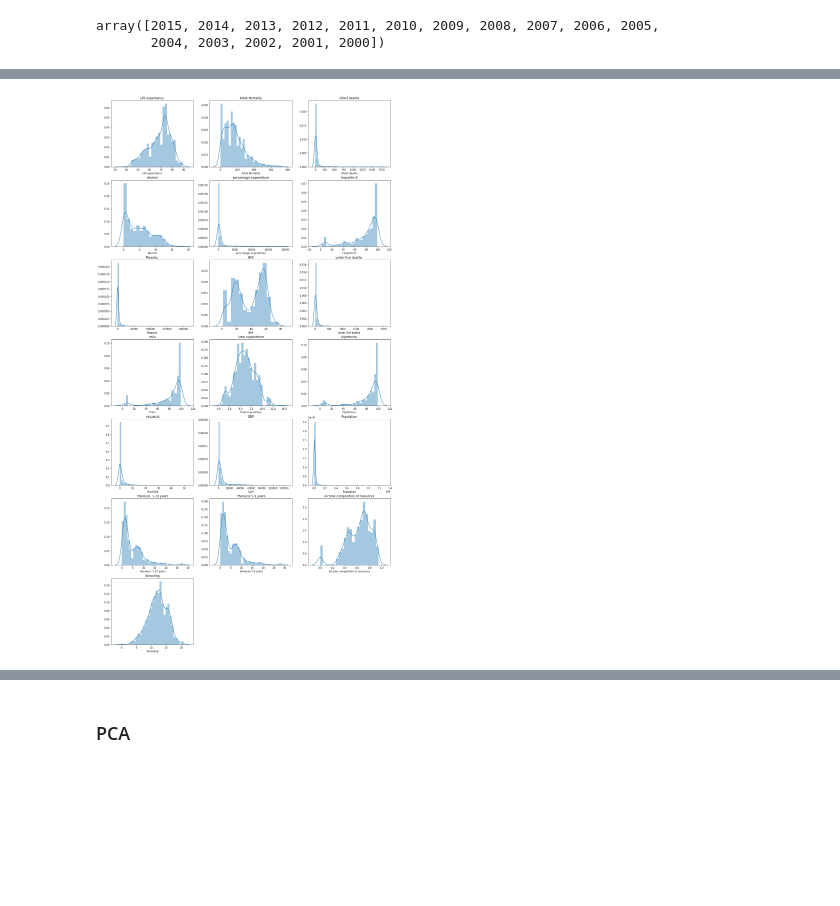
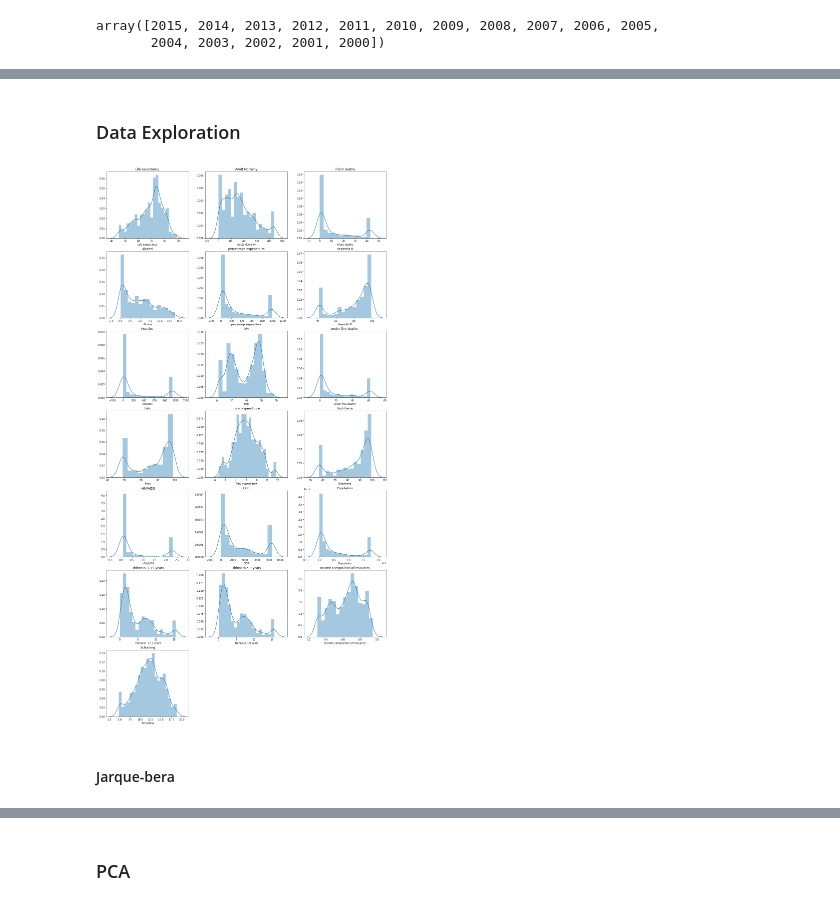
Before and after one commit to cullinap/thinkful, a Jupyter notebook: Challenge.ipynb, the cells around one changed output, grey strips where cells are left out. Cells and saved outputs as stored; diff of their text form; code cells hidden in the pictures; blank space fills up the shorter version.

```diff
--- a/Challenge.ipynb
+++ b/Challenge.ipynb
@@ -402,3 +517,12 @@ Winsorize data
 # %%
 for column in numerical_data:
-    lifeexpectancy_data[column] = winsorize(lifeexpectancy_data[column])
+    lifeexpectancy_winsorize[numerical_data] = winsorize(lifeexpectancy_winsorize[numerical_data])
+# %%
+plt.figure(figsize = (20,40))
+
+for i in range(19):
+    plt.subplot(7,3,i+1)
+    sns.boxplot(lifeexpectancy_winsorize[numerical_data[i]])
+    plt.title(numerical_data[i])
+
+plt.show()
@@ -404,0 +531,29 @@ for column in numerical_data:
+# %%
+lifeexpectancy_winsorize['Life expectancy '] = winsorize(lifeexpectancy_data['Life expectancy '],(0.01,0))
+lifeexpectancy_winsorize['Adult Mortality'] = winsorize(lifeexpectancy_data['Adult Mortality'],(0,0.04))
+lifeexpectancy_winsorize['infant deaths'] = winsorize(lifeexpectancy_data['infant deaths'],(0,0.15))
+lifeexpectancy_winsorize['Alcohol'] = winsorize(lifeexpectancy_data['Alcohol'],(0,0.01))
+lifeexpectancy_winsorize['percentage expenditure'] = winsorize(lifeexpectancy_data['percentage expenditure'],(0,0.15))
+lifeexpectancy_winsorize['Hepatitis B'] = winsorize(lifeexpectancy_data['Hepatitis B'],(0.11,0))
+lifeexpectancy_winsorize['Measles '] = winsorize(lifeexpectancy_data['Measles '],(0,0.19))
+lifeexpectancy_winsorize[' BMI '] = winsorize(lifeexpectancy_data[' BMI '],(0.01,0))
+lifeexpectancy_winsorize['under-five deaths '] = winsorize(lifeexpectancy_data['under-five deaths '],(0,0.15))
+lifeexpectancy_winsorize['Polio'] = winsorize(lifeexpectancy_data['Polio'],(0.19,0))
+lifeexpectancy_winsorize['Total expenditure'] = winsorize(lifeexpectancy_data['Total expenditure'],(0,0.01))
+lifeexpectancy_winsorize['Diphtheria '] = winsorize(lifeexpectancy_data['Diphtheria '],(0.12,0))
+lifeexpectancy_winsorize[' HIV/AIDS'] = winsorize(lifeexpectancy_data[' HIV/AIDS'],(0,0.18))
+lifeexpectancy_winsorize['GDP'] = winsorize(lifeexpectancy_data['GDP'],(0,0.17))
+lifeexpectancy_winsorize['Population'] = winsorize(lifeexpectancy_data['Population'],(0,0.13))
+lifeexpectancy_winsorize[' thinness 5-9 years'] = winsorize(lifeexpectancy_data[' thinness 5-9 years'],(0,0.04))
+lifeexpectancy_winsorize[' thinness  1-19 years'] = winsorize(lifeexpectancy_data[' thinness  1-19 years'],(0,0.04))
+lifeexpectancy_winsorize['Income composition of resources'] = winsorize(lifeexpectancy_data['Income composition of resources'],(0.05,0))
+lifeexpectancy_winsorize['Schooling'] = winsorize(lifeexpectancy_data['Schooling'],(0.02,0.01))
+# %%
+plt.figure(figsize = (20,40))
+
+for i in range(19):
+    plt.subplot(7,3,i+1)
+    sns.boxplot(lifeexpectancy_winsorize[numerical_data[i]])
+    plt.title(numerical_data[i])
+
+plt.show()
@@ -405,11 +594,15 @@ for column in numerical_data:
+# %% [markdown]
+### Data Exploration
 # %%
 plt.figure(figsize = (20,40))
 
 for i in range(19):
     plt.subplot(7,3,i+1)
-    sns.distplot(lifeexpectancy_data[numerical_data[i]].dropna())
+    sns.distplot(lifeexpectancy_winsorize[numerical_data[i]])
     plt.title(numerical_data[i])
 
 plt.show()
 # %% [output]
-[figure, old version]
+[figure, new version]
+# %% [markdown]
+#### Jarque-bera
```
Also changed, not shown: parts of 59 cells of this notebook.
